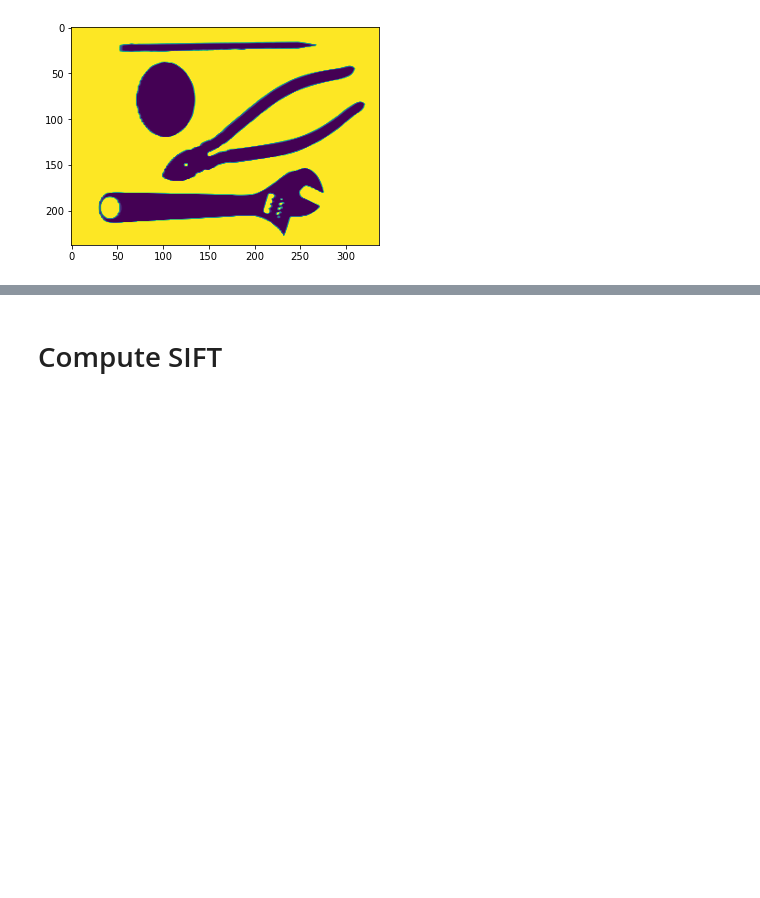
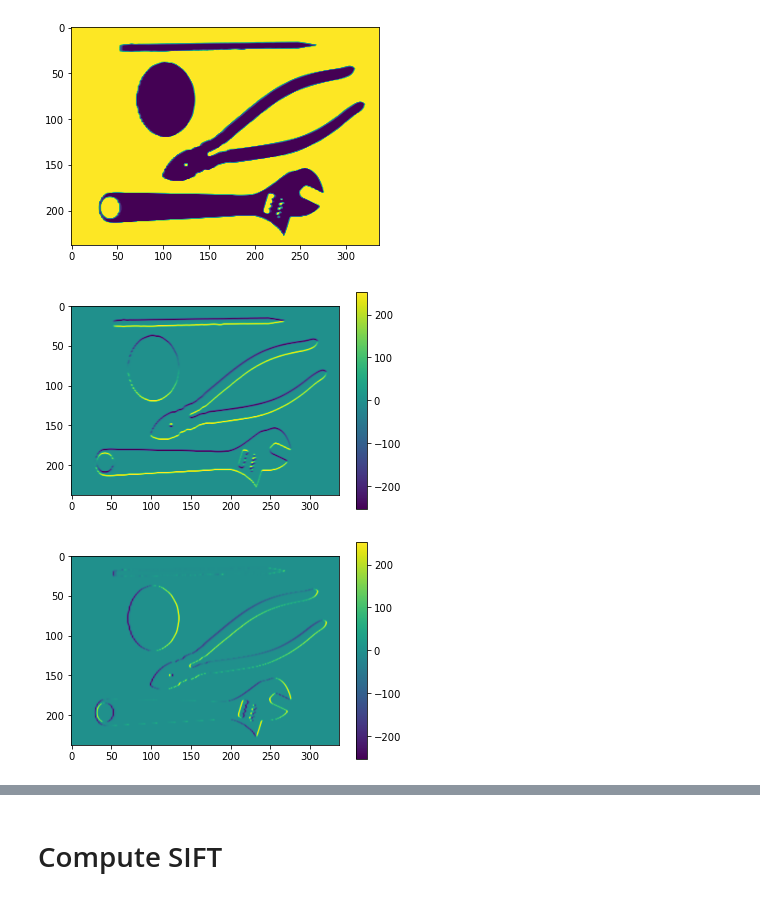
Before and after one commit to kmiloarguello/image-recognition, a Jupyter notebook: TP1_SIFT/CA_TP_1_2_SIFT_&_BoW_Sorbonne.ipynb, the cells around one changed output, grey strips where cells are left out. Drawn from its saved outputs; the diff is of its cells as text; code cells hidden in the pictures; blank space fills up the shorter version.

```diff
--- a/TP1_SIFT/CA_TP_1_2_SIFT_&_BoW_Sorbonne.ipynb
+++ b/TP1_SIFT/CA_TP_1_2_SIFT_&_BoW_Sorbonne.ipynb
@@ -29,24 +29,30 @@ plt.imshow(I)
 # %%
 def compute_grad(I):
     #####################
     ## Votre code ici  ##
     #####################
 
-
+    ha = (1/4) * np.array([-1,0,1])
+    hb = np.array([1,2,1])
+    Ix = conv_separable(I, hb, ha)
+    Iy = conv_separable(I, ha, hb)
 
     ####################
     ##      FIN        #
     ####################
     return Ix, Iy
 
 # example d'affichage du résultat
 Ix, Iy = compute_grad(I)
 plt.imshow(Ix)
 plt.colorbar()
 plt.show()
 plt.imshow(Iy)
 plt.colorbar()
 plt.show()
+# %% [output]
+[figure, added]
+[figure, added]
 # %%
 def compute_grad_mod_ori(I):
     #####################
```
Also changed, not shown: parts of 2 cells of this notebook.
